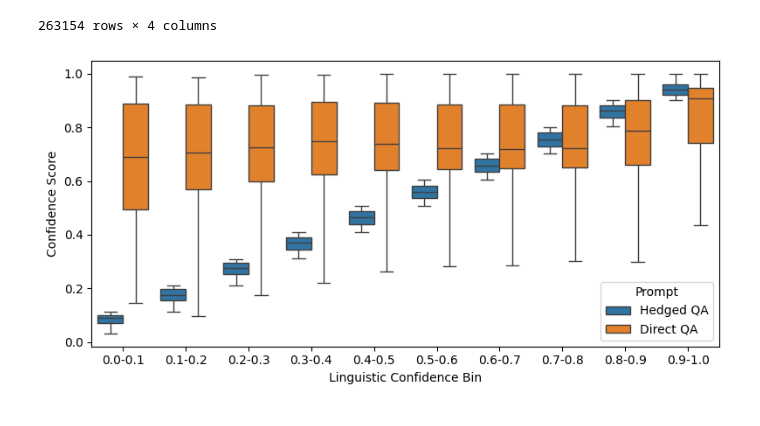
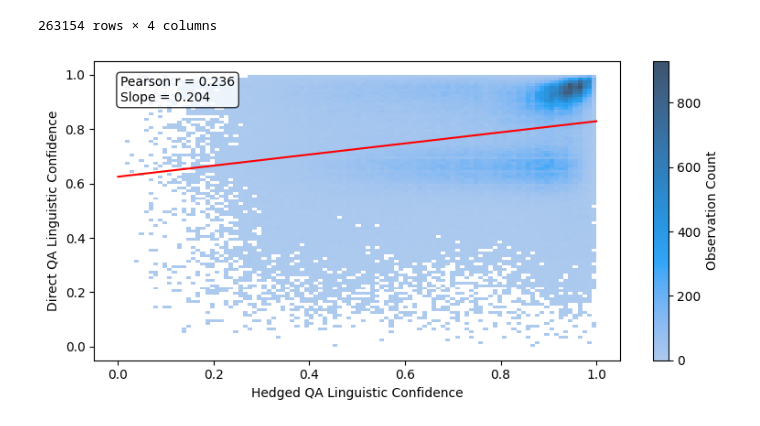
Before and after one commit to Ivan-Yeh/lm-confidence-evaluation-harness, a Jupyter notebook: papers/linguistic_confidence_prompting.ipynb, the cells around one changed output. Cells and saved outputs as stored; diff of their text form; code cells hidden in the pictures.

Commit message:
update lc under different prompts

```diff
--- a/papers/linguistic_confidence_prompting.ipynb
+++ b/papers/linguistic_confidence_prompting.ipynb
@@ -93,64 +93,54 @@ paired_df
 | 17 | TriviaQA | Qwen3-8B-Inst. | 0.877778 | 0.564444 |
 263154 rows × 4 columns
 # %%
-import pandas as pd
+import matplotlib.pyplot as plt
+import seaborn as sns
 import numpy as np
-import seaborn as sns
-import matplotlib.pyplot as plt
+from scipy.stats import linregress
 
-# -----------------------------
-# PARAMETERS
-# -----------------------------
-n_bins = 10  # number of bins for Ling. Conf
-min_points = 1  # minimum responses per bin
+# ensure numeric
+y = pd.to_numeric(paired_df["Direct QA"], errors="coerce")
+x = pd.to_numeric(paired_df["Hedged QA"], errors="coerce")
 
-# -----------------------------
-# 1. BIN BY DIST. LING. CONF. ONLY
-# -----------------------------
-paired_df["A_bin"] = pd.cut(
-    paired_df["Hedged QA"],
-    bins=n_bins
+# remove NaNs
+mask = x.notna() & y.notna()
+x = x[mask]
+y = y[mask]
+
+# regression
+slope, intercept, r_value, p_value, std_err = linregress(x, y)
+corr = x.corr(y)
+
+plt.figure(figsize=(8,4))
+
+sns.histplot(
+    x=x,
+    y=y,
+    bins=100,
+    cbar=True,
+    cbar_kws={"label": "Observation Count"}
 )
 
-# -----------------------------
-# 2. FILTER SPARSE BINS
-# -----------------------------
-bin_counts = paired_df["A_bin"].value_counts()
-valid_bins = bin_counts[bin_counts >= min_points].index
-filtered_df = paired_df[paired_df["A_bin"].isin(valid_bins)].copy()
+# diagonal
+# plt.plot([0,1],[0,1], linestyle="--", color="black", alpha=0.6)
 
-# -----------------------------
-# 3. CONVERT TO LONG FORMAT (POOL ALL MODELS)
-# Convert bin intervals to their left edge values
-# -----------------------------
-filtered_df["bin_value"] = filtered_df["A_bin"].apply(lambda x: x.left)
+# regression line
+x_vals = np.linspace(0,1,100)
+plt.plot(x_vals, intercept + slope*x_vals, color="red")
 
-long_df = pd.DataFrame({
-    "A_bin": np.concatenate([filtered_df["bin_value"], filtered_df["bin_value"]]),
-    "Confidence": np.concatenate([filtered_df["Hedged QA"], filtered_df["Direct QA"]]),
-    "Prompt": ["Hedged QA"]*len(filtered_df) + ["Direct QA"]*len(filtered_df)
-})
+plt.ylabel("Direct QA Linguistic Confidence")
+plt.xlabel("Hedged QA Linguistic Confidence")
 
-# -----------------------------
-# 4. PLOT BOXPLOTS
-# -----------------------------
-plt.figure(figsize=(8,4))
-sns.boxplot(
-    data=long_df,
-    x="A_bin",
-    y="Confidence",
-    hue="Prompt",
-    showfliers=False
+
+plt.text(
+    0.05, 0.95,
+    f"Pearson r = {corr:.3f}\nSlope = {slope:.3f}",
+    transform=plt.gca().transAxes,
+    verticalalignment="top",
+    bbox=dict(boxstyle="round", facecolor="white", alpha=0.8)
 )
 
-# Set x-axis ticks to show 0-0.1, 0.1-0.2, ..., 0.9-1
-bin_labels = [f"{i/n_bins:.1f}-{(i+1)/n_bins:.1f}" for i in range(n_bins)]
-plt.xticks(range(n_bins), bin_labels, rotation=0)
-plt.xlabel("Linguistic Confidence Bin")
-plt.ylabel("Confidence Score")
-# plt.title("Confidence Distributions per Ling. Conf. Bin (Models Averaged)")
-plt.legend(title="Prompt")
 plt.tight_layout()
-plt.savefig("linguistic_confidence_prompts_compare.pdf", bbox_inches='tight', dpi=300)
+plt.savefig("linguistic_confidence_prompts_corr.pdf", bbox_inches="tight", dpi=300)
 # %% [output]
-[figure, old version]
+[figure, new version]
```
Also changed, not shown: 1 other file.
